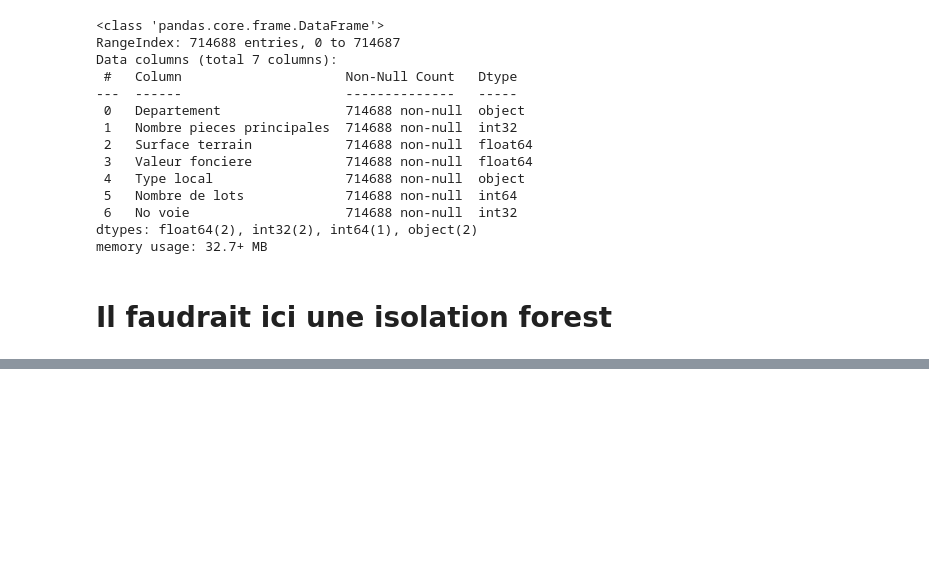
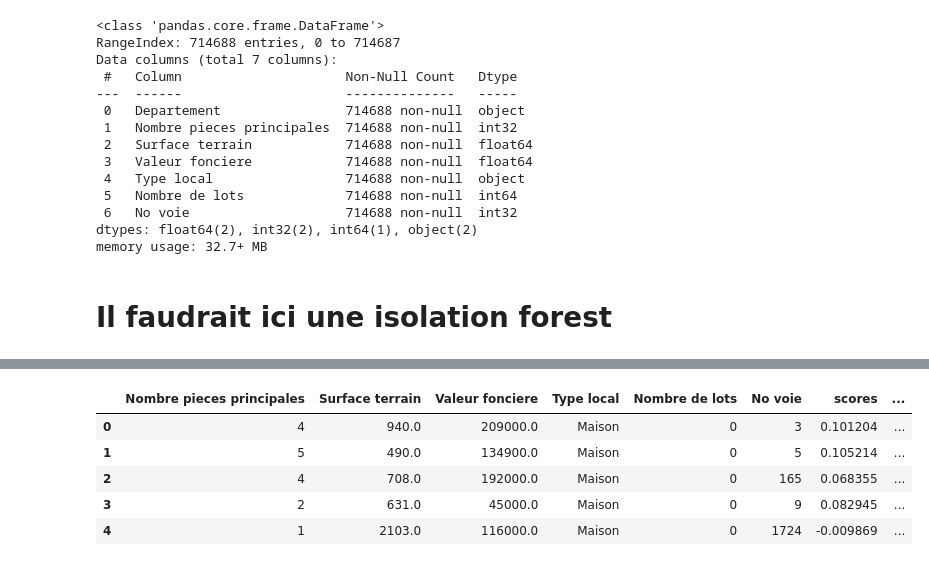
Before and after one commit to Twizzle1997/Immothep, a Jupyter notebook: src/notebook_V2021.ipynb, the cells around one changed output, grey strips where cells are left out. Cells and saved outputs as stored; diff of their text form; code cells hidden in the pictures; blank space fills up the shorter version.

```diff
--- a/src/notebook_V2021.ipynb
+++ b/src/notebook_V2021.ipynb
@@ -220,0 +249,11 @@ array([[<AxesSubplot:title={'center':'Nombre pieces principales'}>]],
+# %%
+# Import du CSV avec le score de l'IF
+filtered_with_IF = pd.read_csv(cr.CURATED_LOCAL_PATH + 'IFScore.csv', usecols=['Nombre pieces principales', 'Surface terrain', 'Valeur fonciere', 'Nombre de lots', 'No voie', 'Type local', 'scores', 'anomaly'])
+filtered_with_IF.head()
+# %% [output]
+|  | Nombre pieces principales | Surface terrain | Valeur fonciere | Type local | Nombre de lots | No voie | scores | ... |
+| 0 | 4 | 940.0 | 209000.0 | Maison | 0 | 3 | 0.101204 | ... |
+| 1 | 5 | 490.0 | 134900.0 | Maison | 0 | 5 | 0.105214 | ... |
+| 2 | 4 | 708.0 | 192000.0 | Maison | 0 | 165 | 0.068355 | ... |
+| 3 | 2 | 631.0 | 45000.0 | Maison | 0 | 9 | 0.082945 | ... |
+| 4 | 1 | 2103.0 | 116000.0 | Maison | 0 | 1724 | -0.009869 | ... |
```
Also changed, not shown: parts of 12 cells of this notebook, 1 other file.
